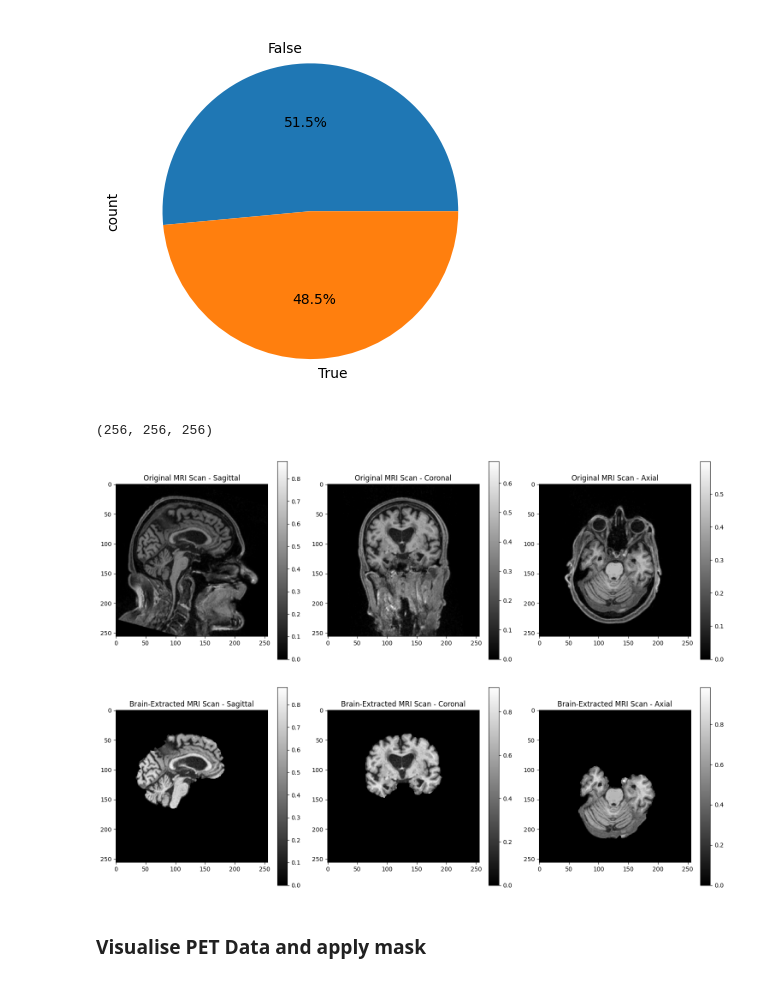
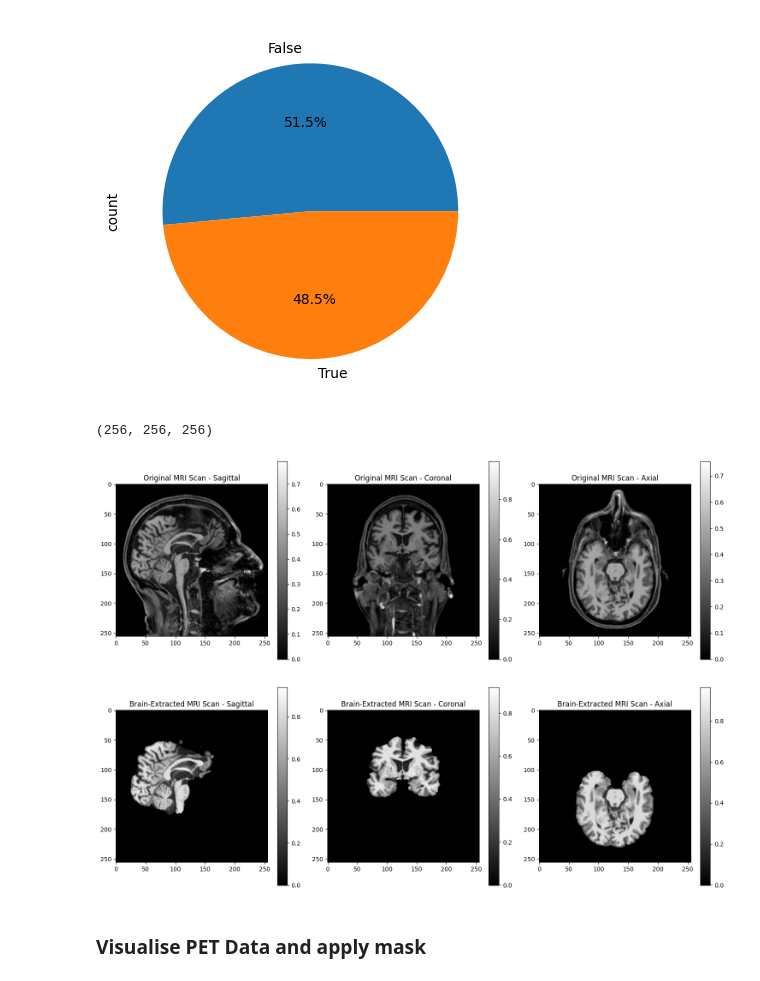
Before and after one commit to backfootdrive/Multimodal-Deep-Learning-for-Dementia-Classification, a Jupyter notebook: src/preprocessing.ipynb, the cells around one changed output. Saved outputs shown, nothing was run; the diff lists cells and outputs as text; code cells hidden in the pictures.

```diff
--- a/src/preprocessing.ipynb
+++ b/src/preprocessing.ipynb
@@ -104,28 +104,28 @@ Removing: /home/kamran/projects/final-project/src/dataset/pup/OAS31099_PIB_d0086
 # %%
 from utils.visualize import plot_central_slices
 
 
-pup_ses = pup_sessions[2]
+pup_ses = pup_sessions[18]
 
 # Load the original MRI data (non-processed)
 mri_file = os.path.join(os.getcwd(), pup_ses, "T1.nii")
 mri_data = Utils.read_nifti_file(mri_file)
 mri_data = Utils.normalize_volume(mri_data)
 
 # Load the skull stripped MRI data (processed)
 proc_mri_file = os.path.join(os.getcwd(), pup_ses, "T1_stripped.nii.gz")
 proc_mri_data = Utils.read_nifti_file(proc_mri_file)
 proc_mri_data = Utils.normalize_volume(proc_mri_data)
 print(proc_mri_data.shape)
 
 
 # Visualize the original and skull stripped
 plot_central_slices(mri_data, "Original MRI Scan", 'gray')
 plot_central_slices(proc_mri_data, "Brain-Extracted MRI Scan", 'gray')
 # %% [output]
 (256, 256, 256)
-[figure, old version]
+[figure, new version]
-[figure, old version]
+[figure, new version]
 # %% [markdown]
 ### Visualise PET Data and apply mask
 # %%
```
Also changed, not shown: parts of 2 cells of this notebook, 2 other files.
